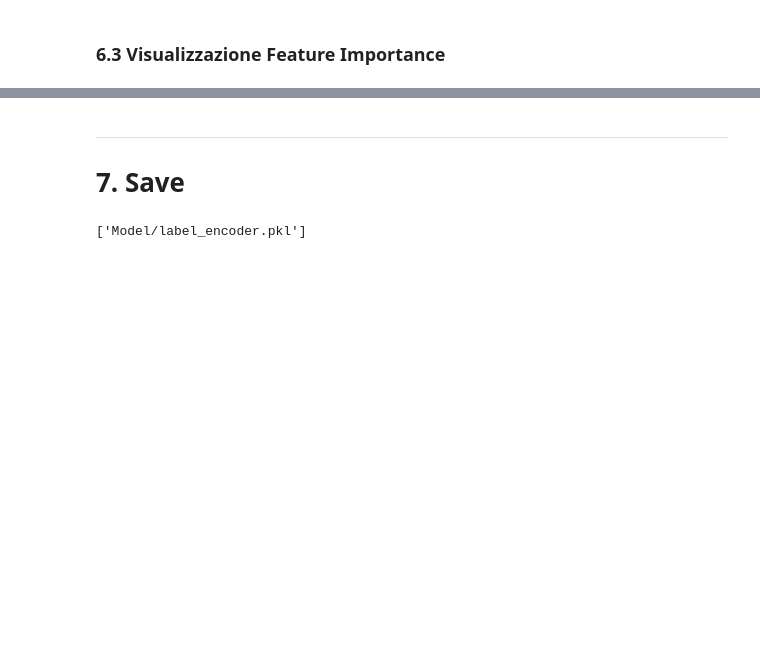
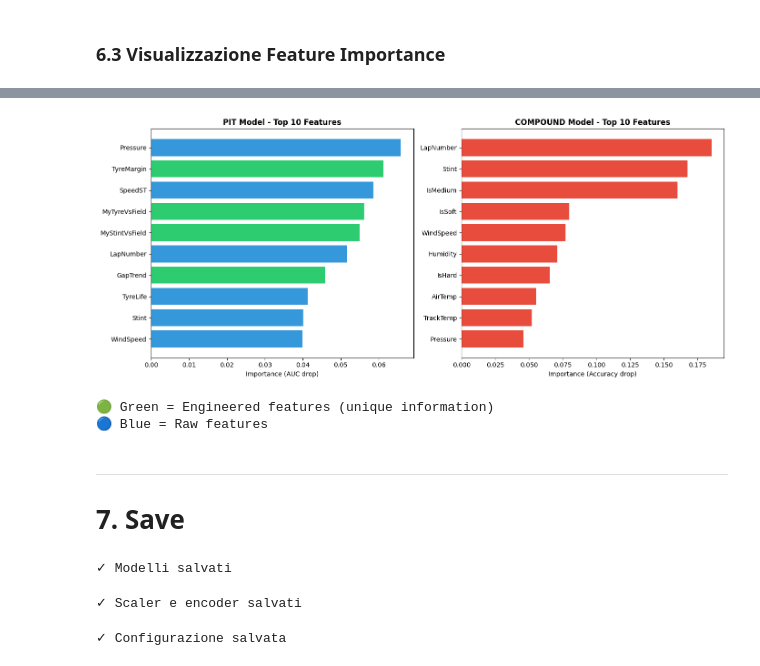
Before and after one commit to FedericoSabbadini/F1_StrategyPredictor, a Jupyter notebook: 03:model/LSTMModel.ipynb, the cells around one changed output, grey strips where cells are left out. Drawn from its saved outputs; the diff is of its cells as text; code cells hidden in the pictures; blank space fills up the shorter version.

```diff
--- a/03:model/LSTMModel.ipynb
+++ b/03:model/LSTMModel.ipynb
@@ -1427,15 +1046,10 @@ def permutation_importance(model, X, y, features, n_repeats=3, metric='auc'):
 # %%
 print("Calcolo feature importance PIT...")
-imp_pit = permutation_importance(model_pit, X_pit_test, y_pit_test, feat_pit, metric='auc')
-imp_pit_sorted = sorted(imp_pit.items(), key=lambda x: x[1], reverse=True)
+pit_importance = permutation_importance(model_pit, X_pit_test, y_pit_test, feat_pit, metric='auc')
 
 print("\nTop 10 features PIT:")
-for feat, imp in imp_pit_sorted[:10]:
+for feat, imp in list(pit_importance.items())[:10]:
     print(f"  {feat:20s}: {imp:.4f}")
-
-print("\nBottom 5 features PIT:")
-for feat, imp in imp_pit_sorted[-5:]:
-    print(f"  {feat:20s}: {imp:.4f}")
 # %% [output]
 Calcolo feature importance PIT...
 
@@ -1460,15 +1067,10 @@ Bottom 5 features PIT:
 # %%
 print("Calcolo feature importance COMPOUND...")
-imp_comp = permutation_importance(model_comp, X_comp_test, y_comp_test, feat_comp, metric='accuracy')
-imp_comp_sorted = sorted(imp_comp.items(), key=lambda x: x[1], reverse=True)
+comp_importance = permutation_importance(model_comp, X_comp_test, y_comp_test, feat_comp, metric='accuracy')
 
 print("\nTop 10 features COMPOUND:")
-for feat, imp in imp_comp_sorted[:10]:
+for feat, imp in list(comp_importance.items())[:10]:
     print(f"  {feat:20s}: {imp:.4f}")
-
-print("\nBottom 5 features COMPOUND:")
-for feat, imp in imp_comp_sorted[-5:]:
-    print(f"  {feat:20s}: {imp:.4f}")
 # %% [output]
 Calcolo feature importance COMPOUND...
 
@@ -1586,3 +1134,31 @@ FEATURES PIT (ordinate per importance):
+# %%
+fig, axes = plt.subplots(1, 2, figsize=(14, 6))
+
+# PIT feature importance
+pit_top10 = dict(list(pit_importance.items())[:10])
+colors_pit = ['#2ecc71' if 'Vs' in f or 'Trend' in f or 'Margin' in f else '#3498db' for f in pit_top10.keys()]
+axes[0].barh(list(pit_top10.keys())[::-1], list(pit_top10.values())[::-1], color=colors_pit[::-1])
+axes[0].set_xlabel('Importance (AUC drop)')
+axes[0].set_title('PIT Model - Top 10 Features', fontweight='bold')
+axes[0].axvline(x=0, color='black', linewidth=0.5)
+
+# COMPOUND feature importance
+comp_top10 = dict(list(comp_importance.items())[:10])
+axes[1].barh(list(comp_top10.keys())[::-1], list(comp_top10.values())[::-1], color='#e74c3c')
+axes[1].set_xlabel('Importance (Accuracy drop)')
+axes[1].set_title('COMPOUND Model - Top 10 Features', fontweight='bold')
+axes[1].axvline(x=0, color='black', linewidth=0.5)
+
+plt.tight_layout()
+plt.savefig('Other/feature_importance.png', dpi=150, bbox_inches='tight')
+plt.show()
+
+print("\n🟢 Green = Engineered features (unique information)")
+print("🔵 Blue = Raw features")
+# %% [output]
+[figure, added]
+🟢 Green = Engineered features (unique information)
+🔵 Blue = Raw features
 # %% [markdown]
 ---
 # 7. Save
@@ -1590,38 +1166,38 @@ FEATURES PIT (ordinate per importance):
 # Salva modelli Keras
 model_pit.save('Model/f1_pit_model.keras')
 model_comp.save('Model/f1_compound_model.keras')
+print("✓ Modelli salvati")
+# %% [output]
+✓ Modelli salvati
 # %%
 # Salva scaler e encoder
 joblib.dump(scaler_pit, 'Model/f1_pit_scaler.pkl')
 joblib.dump(scaler_comp, 'Model/f1_comp_scaler.pkl')
 joblib.dump(label_encoder, 'Model/label_encoder.pkl')
+print("✓ Scaler e encoder salvati")
 # %% [output]
-['Model/label_encoder.pkl']
+✓ Scaler e encoder salvati
 # %%
 # Salva configurazione
 config = {
     'sequence_length': SEQUENCE_LENGTH,
     'features_pit': feat_pit,
+    'features_pit_engineered': ['TyreMargin', 'LapTimeTrend3', 'GapTrend', 'MyTyreVsField', 'MyStintVsField'],
     'features_compound': feat_comp,
     'pit_threshold': float(opt_thresh),
     'compound_classes': list(label_encoder.classes_),
+    'philosophy': 'minimal_engineering',
     'metrics': {
-        'pit': {
-            'auc': float(pit_auc),
-            'f1': float(pit_f1),
-            'accuracy': float(pit_acc),
-            'threshold': float(opt_thresh)
-        },
-        'compound': {
-            'accuracy': float(comp_acc),
-            'f1_weighted': float(comp_f1)
-        }
-    },
-    'feature_importance': {
-        'pit': {k: float(v) for k, v in imp_pit.items()},
-        'compound': {k: float(v) for k, v in imp_comp.items()}
+        'pit_auc': float(pit_auc),
+        'pit_f1': float(pit_f1),
+        'pit_accuracy': float(pit_acc),
+        'compound_accuracy': float(comp_acc),
+        'compound_f1': float(comp_f1)
     }
 }
 
 with open('Model/modelConfig.json', 'w') as f:
     json.dump(config, f, indent=2)
+print("✓ Configurazione salvata")
+# %% [output]
+✓ Configurazione salvata
```
Also changed, not shown: parts of 86 cells of this notebook, 16 other files.
